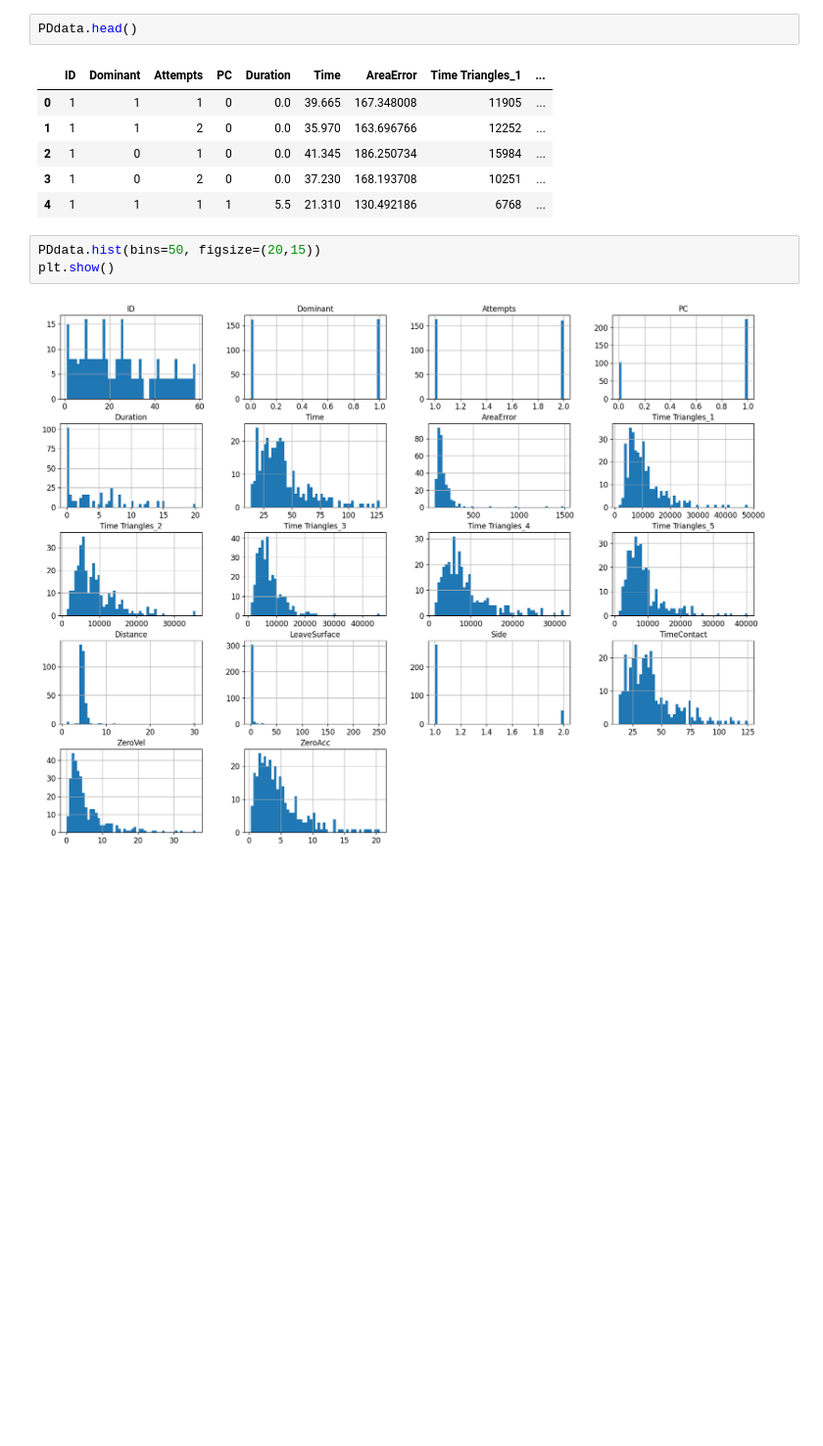
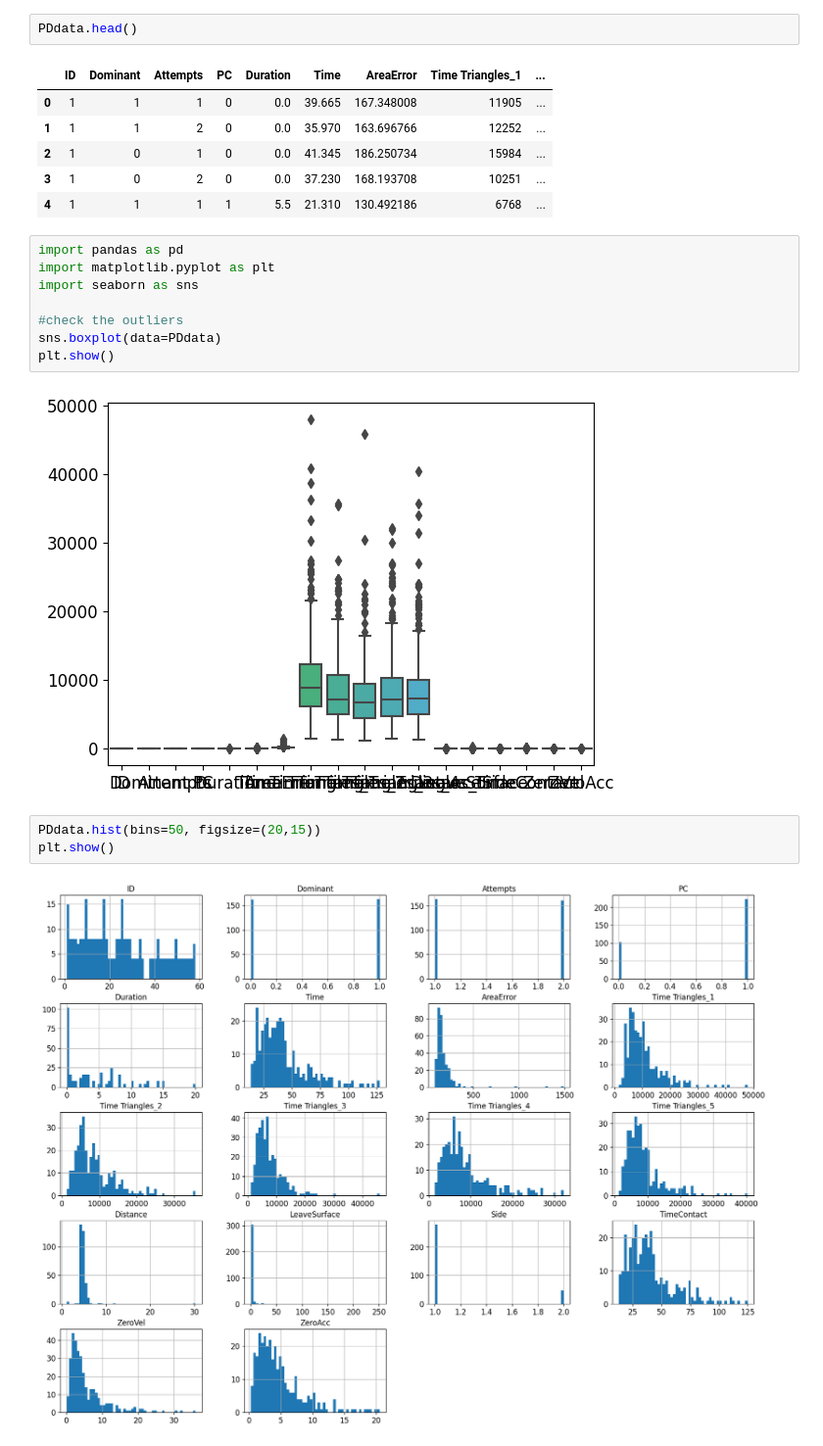
Before and after one commit to farhaanqazi/F21MP, a Jupyter notebook: Masters_Project_F21MP.ipynb, the cells around one changed output. Shown at 98% size. Cells and saved outputs as stored; diff of their text form; blank space fills up the shorter version.

```diff
--- a/Masters_Project_F21MP.ipynb
+++ b/Masters_Project_F21MP.ipynb
@@ -65,6 +65,16 @@ PDdata.head()
 | 2 | 1 | 0 | 1 | 0 | 0.0 | 41.345 | 186.250734 | 15984 | ... |
 | 3 | 1 | 0 | 2 | 0 | 0.0 | 37.230 | 168.193708 | 10251 | ... |
 | 4 | 1 | 1 | 1 | 1 | 5.5 | 21.310 | 130.492186 | 6768 | ... |
+# %%
+import pandas as pd
+import matplotlib.pyplot as plt
+import seaborn as sns
+
+#check the outliers
+sns.boxplot(data=PDdata)
+plt.show()
+# %% [output]
+[figure, added]
 # %%
 PDdata.hist(bins=50, figsize=(20,15))
 plt.show()
```
Also changed, not shown: parts of 109 cells of this notebook.
